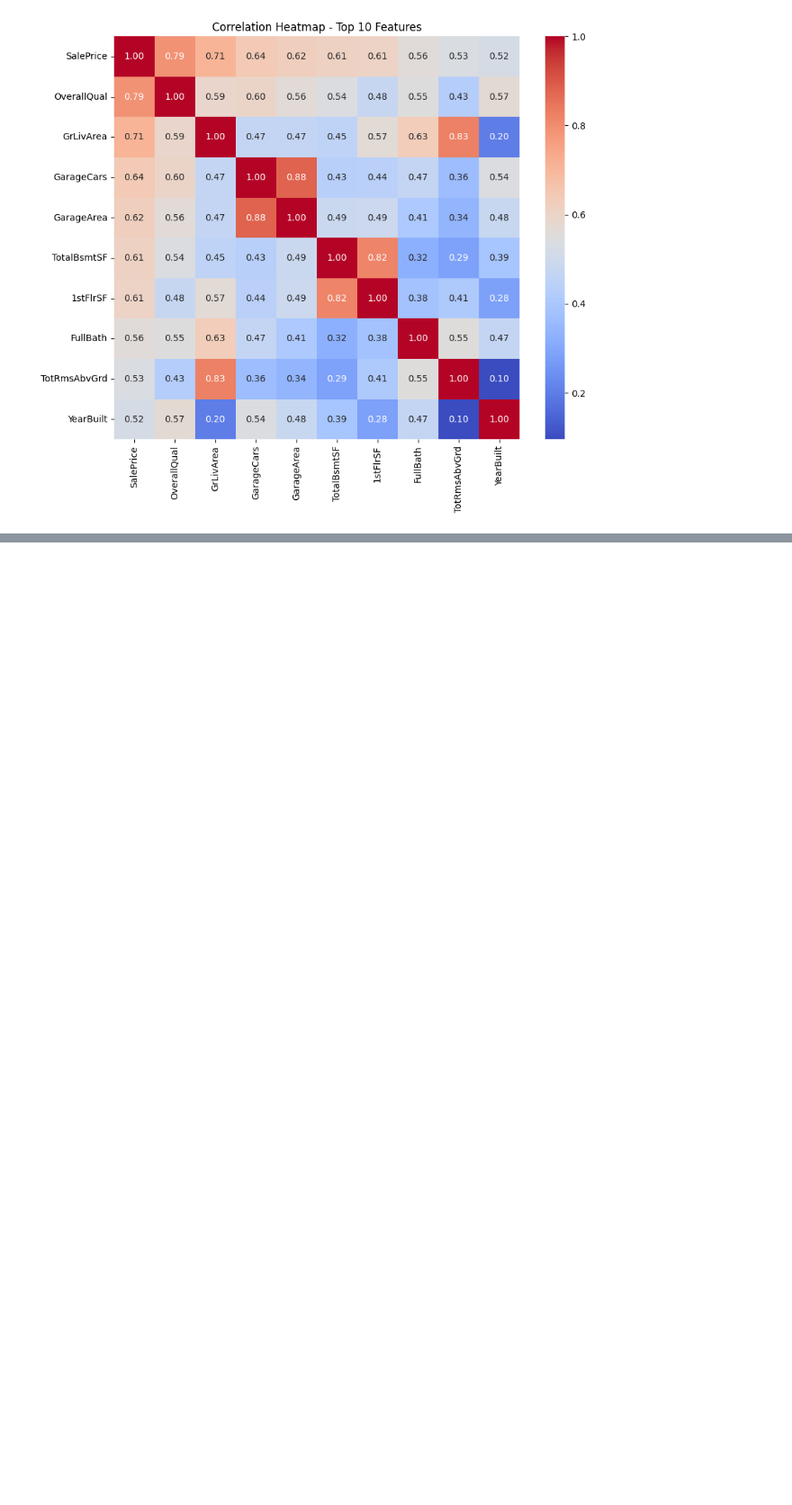
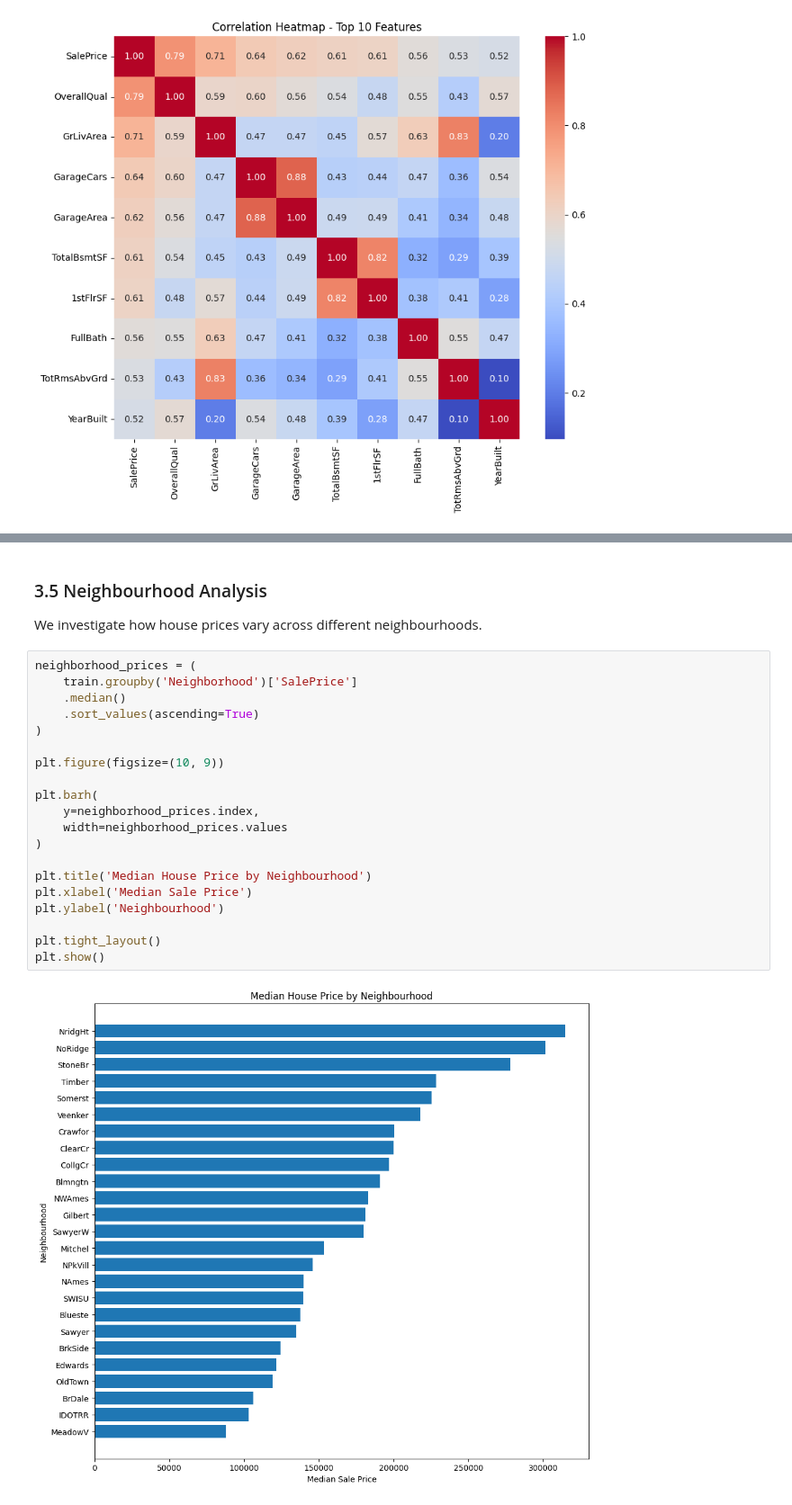
Before and after one commit to biswalprince/house-price-prediction, a Jupyter notebook: notebooks/01-data-loading-and-exploration.ipynb, the cells around one changed output, grey strips where cells are left out. Shown at 90% size. Cells and saved outputs as stored; diff of their text form; blank space fills up the shorter version.

```diff
--- a/notebooks/01-data-loading-and-exploration.ipynb
+++ b/notebooks/01-data-loading-and-exploration.ipynb
@@ -273,0 +311,26 @@ plt.show()
+# %% [markdown]
+### 3.5 Neighbourhood Analysis
+
+We investigate how house prices vary across different neighbourhoods.
+# %%
+neighborhood_prices = (
+    train.groupby('Neighborhood')['SalePrice']
+    .median()
+    .sort_values(ascending=True)
+)
+
+plt.figure(figsize=(10, 9))
+
+plt.barh(
+    y=neighborhood_prices.index,
+    width=neighborhood_prices.values
+)
+
+plt.title('Median House Price by Neighbourhood')
+plt.xlabel('Median Sale Price')
+plt.ylabel('Neighbourhood')
+
+plt.tight_layout()
+plt.show()
+# %% [output]
+[figure, added]
```
Also changed, not shown: parts of 4 cells of this notebook.
